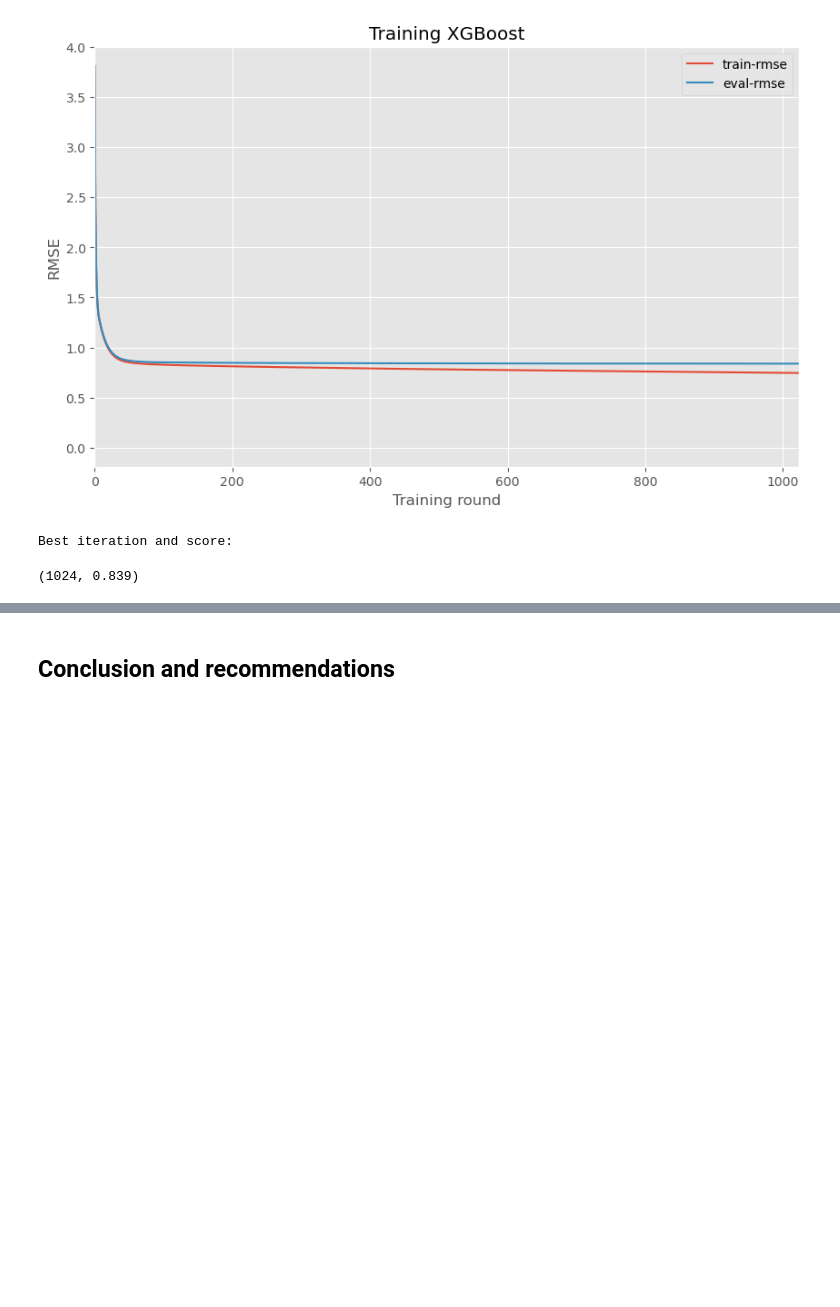
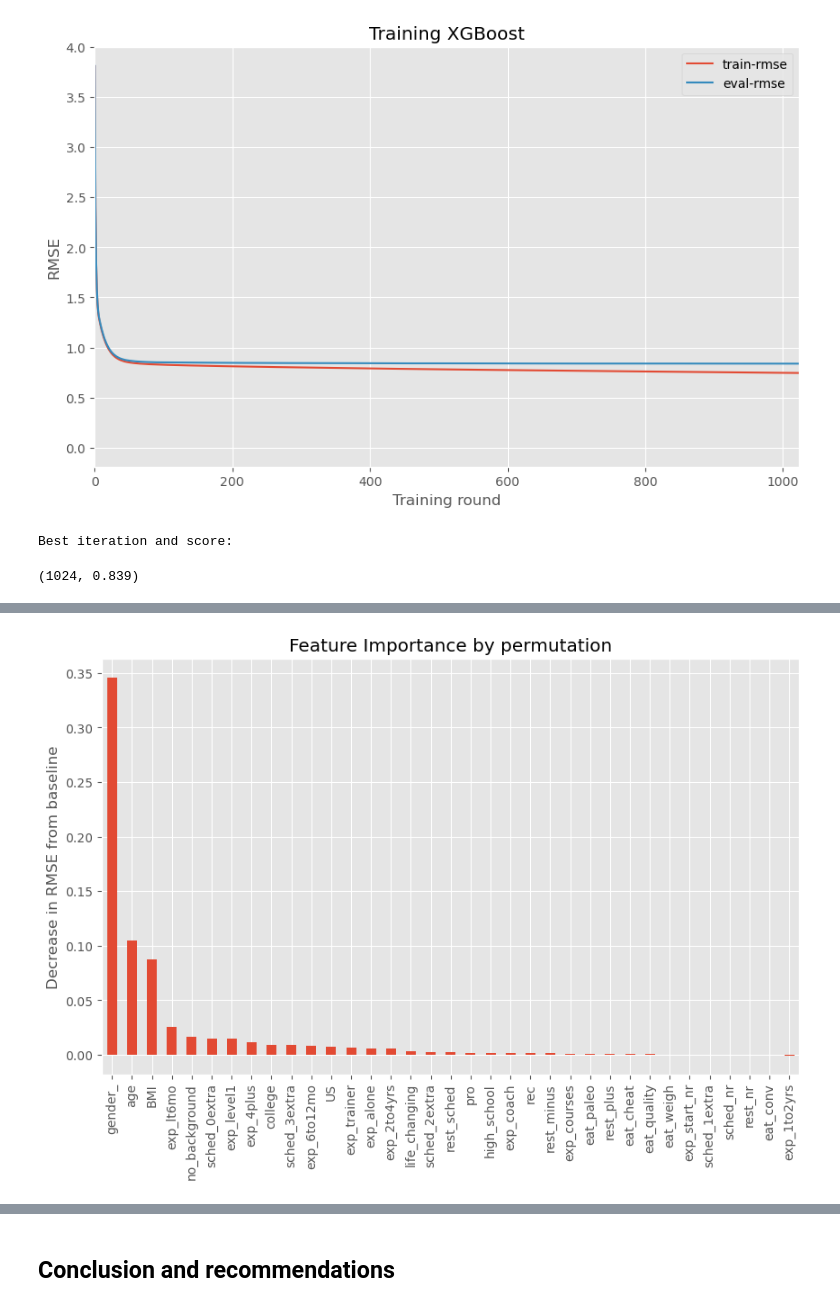
Before and after one commit to NinaCilliers/crossfit_project, a Jupyter notebook: crossfit_project.ipynb, the cells around one changed output, grey strips where cells are left out. Cells and saved outputs as stored; diff of their text form; code cells hidden in the pictures; blank space fills up the shorter version.

Commit message:
added feature importance

```diff
--- a/crossfit_project.ipynb
+++ b/crossfit_project.ipynb
@@ -203,0 +223,24 @@ Best iteration and score:
+# %%
+def feature_importance(bst, X_test, y_test):
+    baseline_d = xgb.DMatrix(X_test, label=y_test)
+    y_baseline = bst.predict(baseline_d)
+    baseline = mean_squared_error(y_test, y_baseline,squared=False)
+
+    f_imp = []
+
+    for col in X_test.columns:
+        save = X_test[col].copy()
+        X_test[col] = np.random.permutation(X_test[col])
+
+        perm_d = xgb.DMatrix(X_test, label=y_test)
+        y_perm = bst.predict(perm_d)
+        perm_baseline = mean_squared_error(y_test, y_perm, squared=False)
+        f_imp.append(perm_baseline-baseline)
+
+        X_test[col] = save #resets values
+
+    return pd.DataFrame(data = f_imp, index = X_test.columns.values).sort_values(0,ascending=False).plot(kind='bar',ylabel = 'Decrease in RMSE from baseline', title='Feature Importance by permutation',legend=False)
+# %%
+feature_importance(bst, X_test, y_test);
+# %% [output]
+[figure, added]
```
Also changed, not shown: parts of 5 cells of this notebook.
